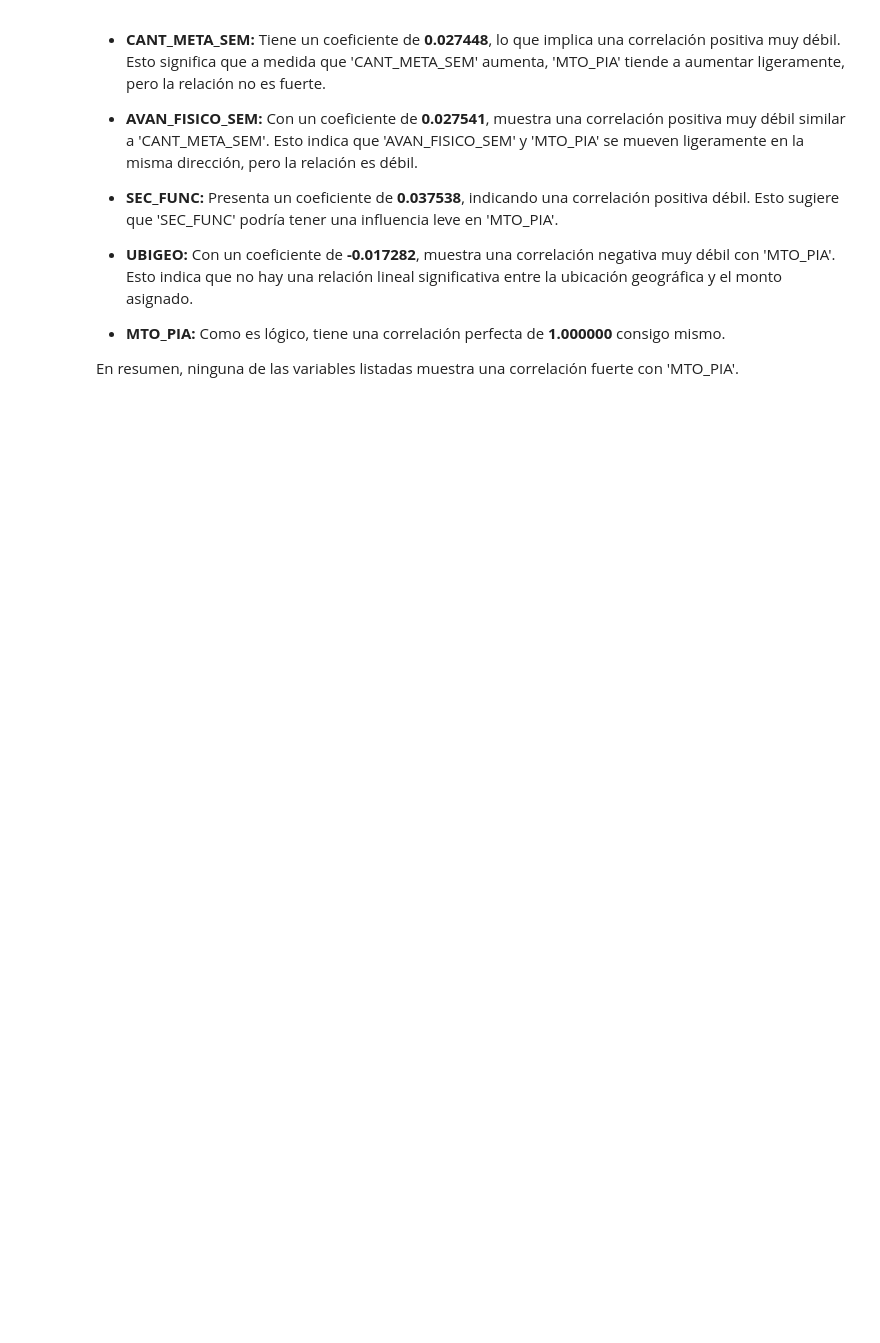
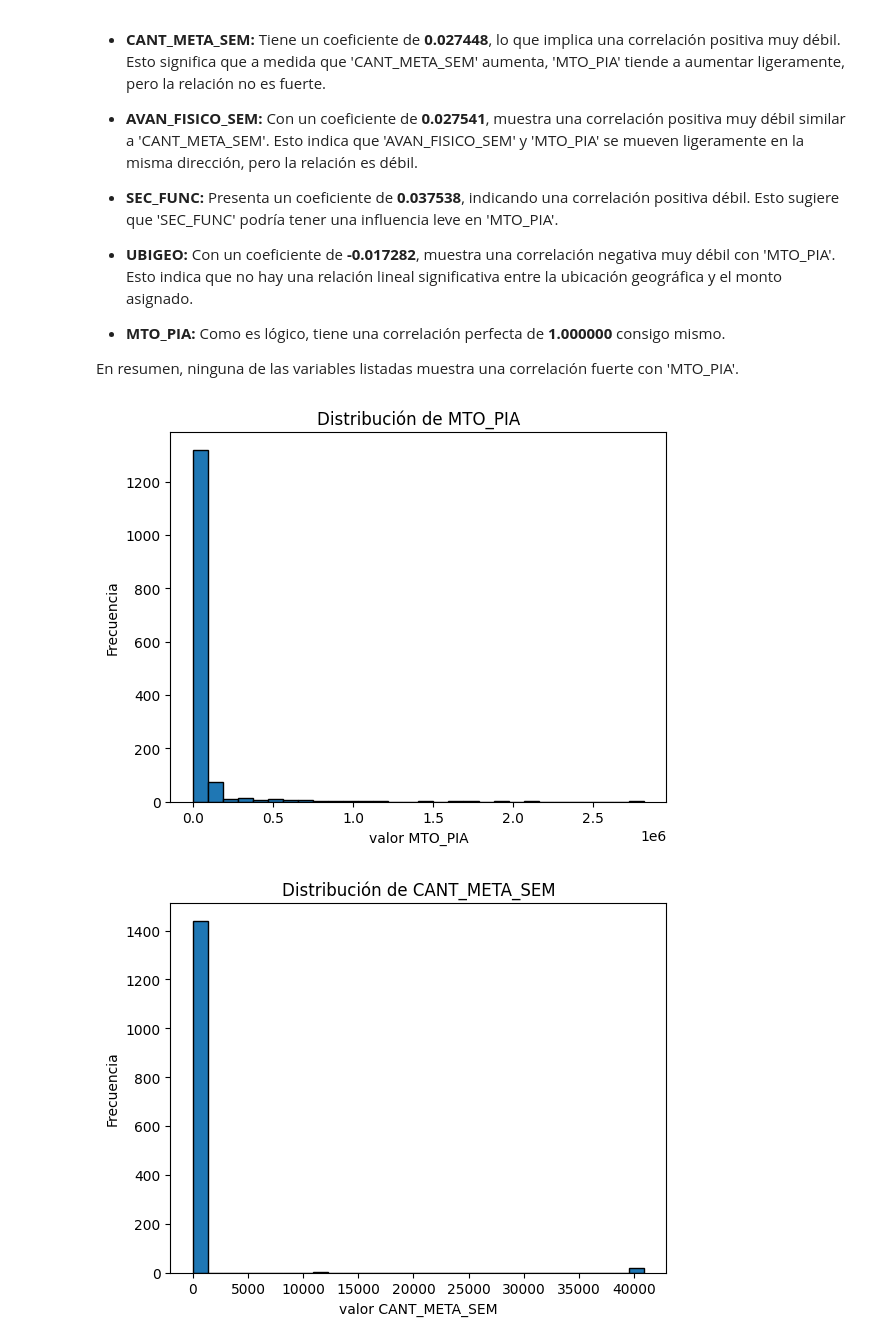
Before and after one commit to CS-DaviMagalhaes/Proyecto_regresion, a Jupyter notebook: P1_visualizacion.ipynb, the cells around one changed output. Saved outputs shown, nothing was run; the diff lists cells and outputs as text; code cells hidden in the pictures; blank space fills up the shorter version.

Commit message:
Fixing graphs

```diff
--- a/P1_visualizacion.ipynb
+++ b/P1_visualizacion.ipynb
@@ -70,3 +72,15 @@ Name: MTO_PIA, dtype: float64
 - **MTO_PIA:** Como es lógico, tiene una correlación perfecta de **1.000000** consigo mismo.
 
 En resumen, ninguna de las variables listadas muestra una correlación fuerte con 'MTO_PIA'.
+# %%
+#Graficar distribución
+features_anomalias = ["MTO_PIA", "CANT_META_SEM", "AVAN_FISICO_SEM"]
+for var in features_anomalias:
+  plt.hist(df1[var], bins=30, edgecolor="k")
+  plt.title(f"Distribución de {var}")
+  plt.xlabel(f"valor {var}")
+  plt.ylabel("Frecuencia")
+  plt.show()
+# %% [output]
+[figure, added]
+[figure, added]
```
Also changed, not shown: parts of 9 cells of this notebook.
